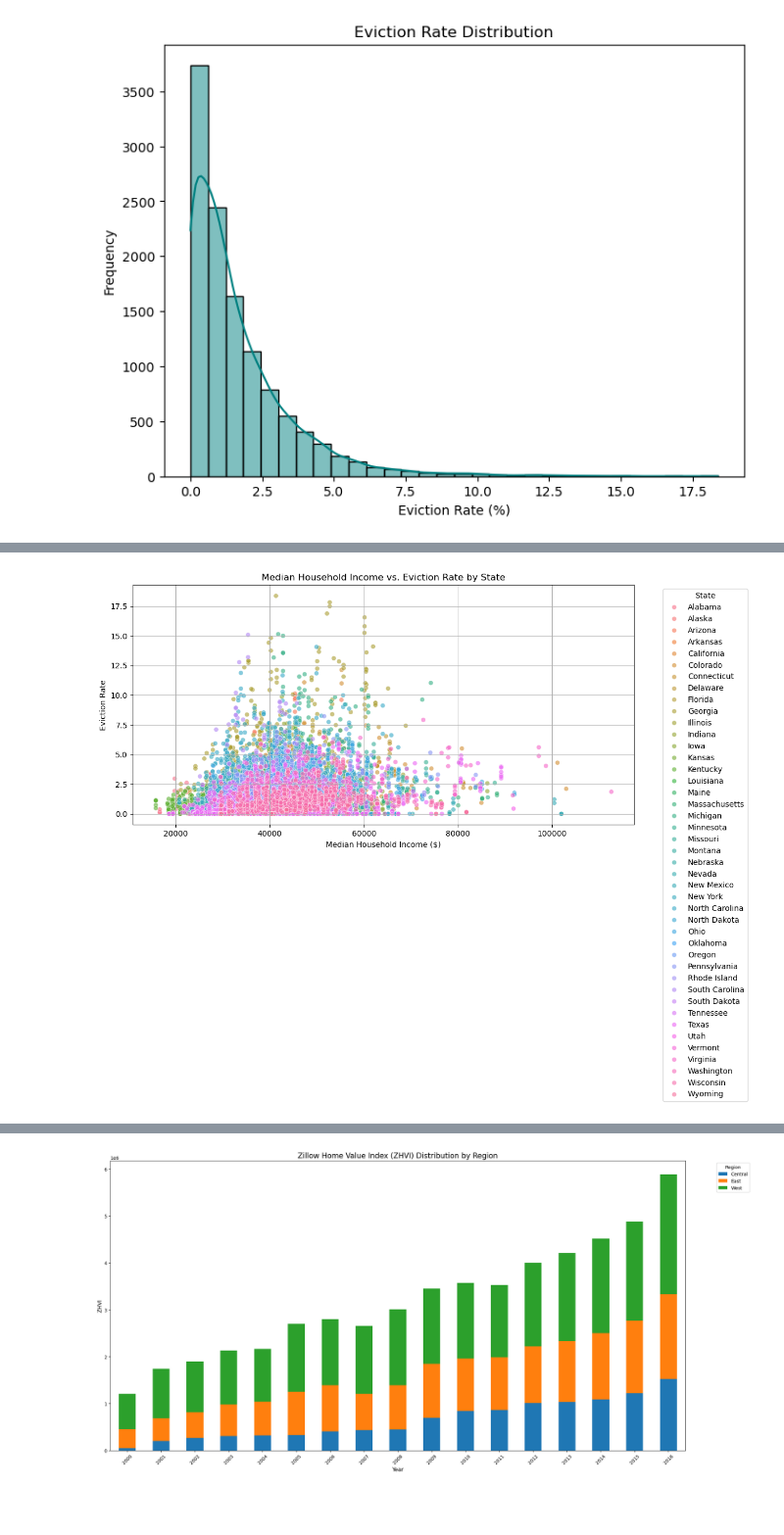
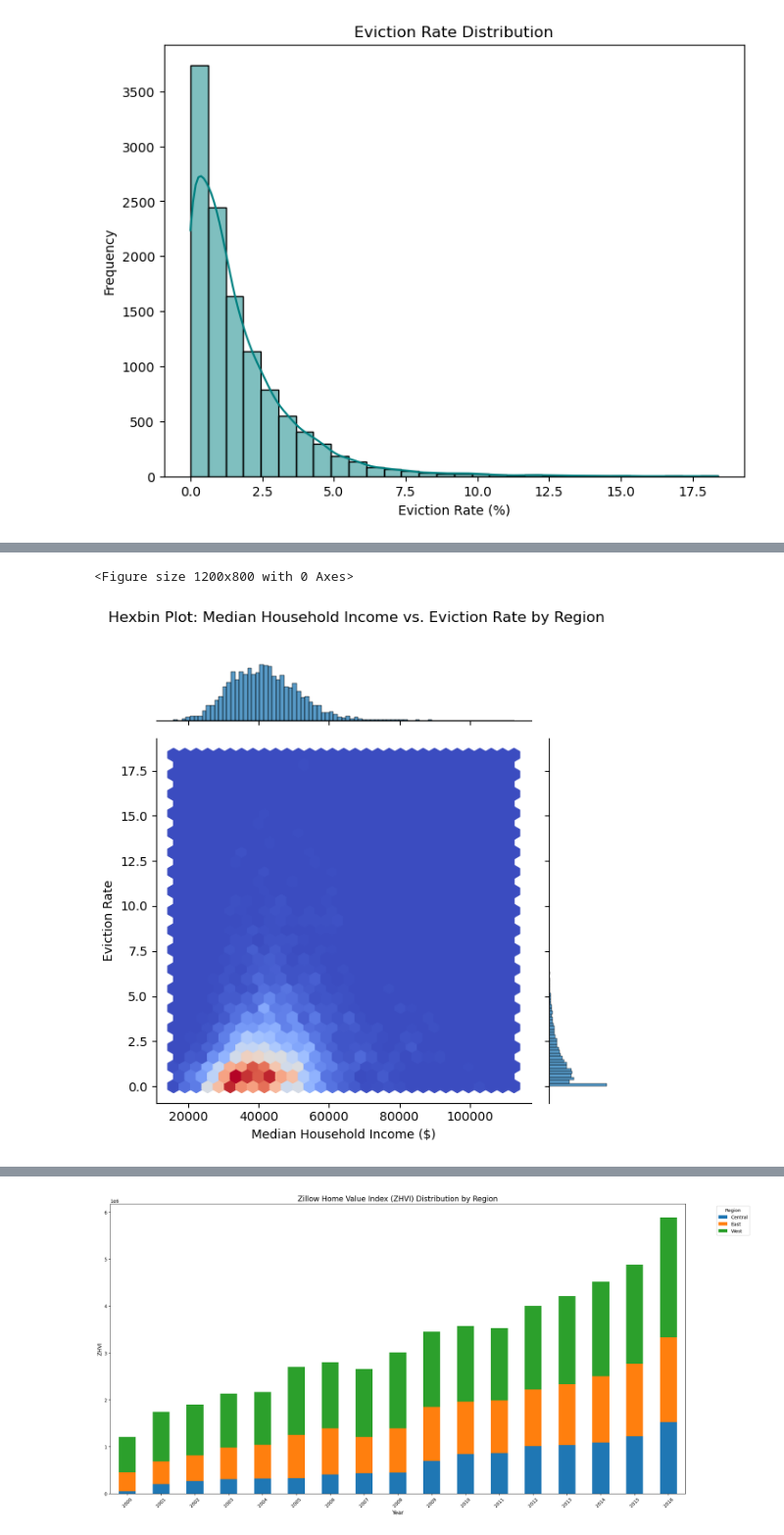
Before and after one commit to The-Swapster/gentrification_classification_prediction, a Jupyter notebook: dataprep_eda.ipynb, the cells around one changed output, grey strips where cells are left out. Shown at 98% size. Cells and saved outputs as stored; diff of their text form; code cells hidden in the pictures; blank space fills up the shorter version.

Commit message:
Modular code + added new graphs

```diff
--- a/dataprep_eda.ipynb
+++ b/dataprep_eda.ipynb
@@ -366,13 +362,21 @@ plt.show()
 # %%
-# Scatter Plot of Median Household Income vs. Eviction Rate
-plt.figure(figsize=(12, 8))
-sns.scatterplot(data=data, x='median.household.income', y='eviction.rate', hue='State', alpha=0.6)
-plt.title('Median Household Income vs. Eviction Rate by State')
-plt.xlabel('Median Household Income ($)')
-plt.ylabel('Eviction Rate')
-plt.legend(title='State', bbox_to_anchor=(1.05, 1), loc='upper left')
-plt.tight_layout()
-plt.grid(True)
-plt.show()
+def income_eviction_region():
+    plt.figure(figsize=(12, 8))
+    sns.jointplot(
+        data=data,
+        x='median.household.income',
+        y='eviction.rate',
+        kind='hex',
+        gridsize=30,
+        cmap='coolwarm'
+    )
+    plt.suptitle('Hexbin Plot: Median Household Income vs. Eviction Rate by Region', y=1.02)
+    plt.xlabel('Median Household Income ($)')
+    plt.ylabel('Eviction Rate')
+    plt.tight_layout()
+    plt.show()
+
+income_eviction_region()
 # %% [output]
+<Figure size 1200x800 with 0 Axes>
-[figure, old version]
+[figure, new version]
```
Also changed, not shown: parts of 28 cells of this notebook.
